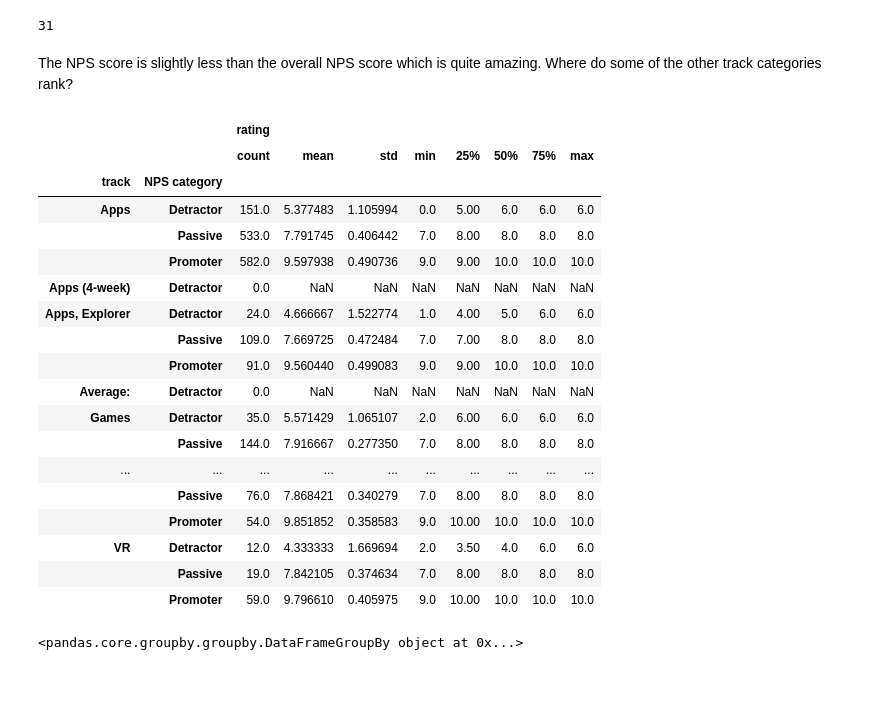
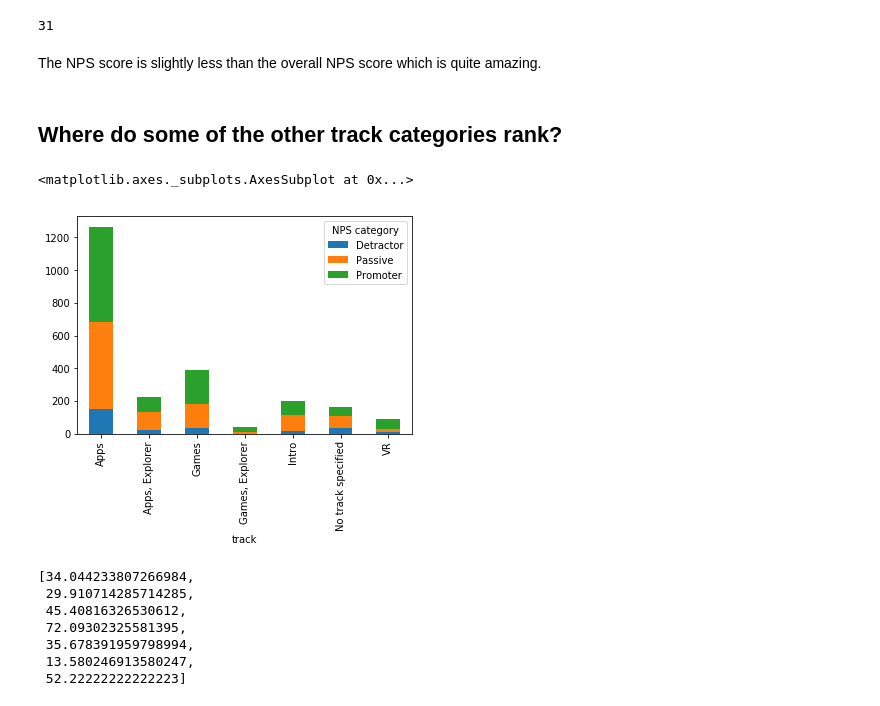
Before and after one commit to C3NZ/SANPS, a Jupyter notebook: Make School NPS.ipynb, the cells around one changed output. Cells and saved outputs as stored; diff of their text form; code cells hidden in the pictures.

```diff
--- a/Make School NPS.ipynb
+++ b/Make School NPS.ipynb
@@ -837,30 +828,11 @@ int(app_nps)
 # %% [output]
 31
 # %% [markdown]
-The NPS score is slightly less than the overall NPS score which is quite amazing. Where do some of the other track categories rank?
+The NPS score is slightly less than the overall NPS score which is quite amazing.
-# %%
-nps_df.groupby(['track', 'NPS category']).describe()
-# %% [output]
-|  |  | rating |  |  |  |  |  |  |  |
-|  |  | count | mean | std | min | 25% | 50% | 75% | max |
-| track | NPS category |  |  |  |  |  |  |  |  |
-| Apps | Detractor | 151.0 | 5.377483 | 1.105994 | 0.0 | 5.00 | 6.0 | 6.0 | 6.0 |
-|  | Passive | 533.0 | 7.791745 | 0.406442 | 7.0 | 8.00 | 8.0 | 8.0 | 8.0 |
-|  | Promoter | 582.0 | 9.597938 | 0.490736 | 9.0 | 9.00 | 10.0 | 10.0 | 10.0 |
-| Apps (4-week) | Detractor | 0.0 | NaN | NaN | NaN | NaN | NaN | NaN | NaN |
-| Apps, Explorer | Detractor | 24.0 | 4.666667 | 1.522774 | 1.0 | 4.00 | 5.0 | 6.0 | 6.0 |
-|  | Passive | 109.0 | 7.669725 | 0.472484 | 7.0 | 7.00 | 8.0 | 8.0 | 8.0 |
-|  | Promoter | 91.0 | 9.560440 | 0.499083 | 9.0 | 9.00 | 10.0 | 10.0 | 10.0 |
-| Average: | Detractor | 0.0 | NaN | NaN | NaN | NaN | NaN | NaN | NaN |
-| Games | Detractor | 35.0 | 5.571429 | 1.065107 | 2.0 | 6.00 | 6.0 | 6.0 | 6.0 |
-|  | Passive | 144.0 | 7.916667 | 0.277350 | 7.0 | 8.00 | 8.0 | 8.0 | 8.0 |
-| ... | ... | ... | ... | ... | ... | ... | ... | ... | ... |
-|  | Passive | 76.0 | 7.868421 | 0.340279 | 7.0 | 8.00 | 8.0 | 8.0 | 8.0 |
-|  | Promoter | 54.0 | 9.851852 | 0.358583 | 9.0 | 10.00 | 10.0 | 10.0 | 10.0 |
-| VR | Detractor | 12.0 | 4.333333 | 1.669694 | 2.0 | 3.50 | 4.0 | 6.0 | 6.0 |
-|  | Passive | 19.0 | 7.842105 | 0.374634 | 7.0 | 8.00 | 8.0 | 8.0 | 8.0 |
-|  | Promoter | 59.0 | 9.796610 | 0.405975 | 9.0 | 10.00 | 10.0 | 10.0 | 10.0 |
-# %%
-nps_df.groupby(['NPS category', 'track']).
-# %% [output]
-<pandas.core.groupby.groupby.DataFrameGroupBy object at 0x...>
+# %% [markdown]
+## Where do some of the other track categories rank?
+# %%
+pd.crosstab(nps_df['track'], nps_df['NPS category']).plot(kind='bar', stacked=True, sort_columns=True )
+# %% [output]
+<matplotlib.axes._subplots.AxesSubplot at 0x...>
+[figure, added]
@@ -866,0 +847,10 @@ nps_df.groupby(['NPS category', 'track']).
+# %%
+col_nps
+# %% [output]
+[34.044233807266984,
+ 29.910714285714285,
+ 45.40816326530612,
+ 72.09302325581395,
+ 35.678391959798994,
+ 13.580246913580247,
+ 52.22222222222223]
```
Also changed, not shown: parts of 56 cells of this notebook.
